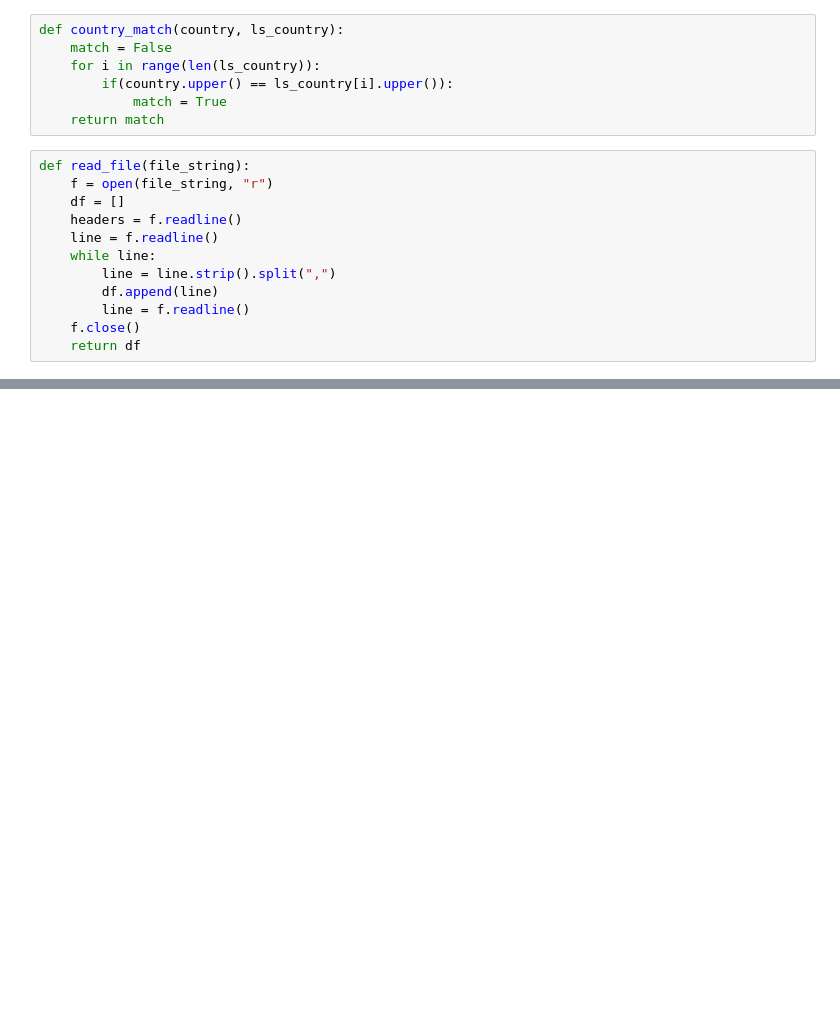
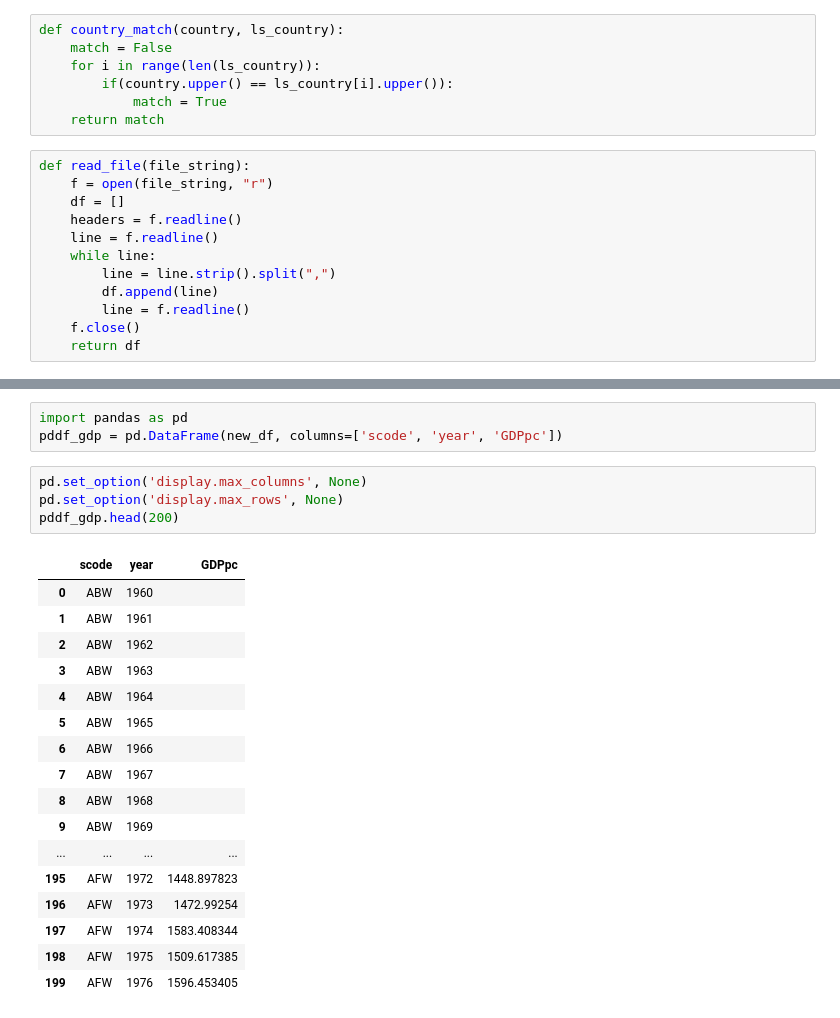
Before and after one commit to maha4028/CU-Boulder-RA-Spring-2022, a Jupyter notebook: main.ipynb, the cells around one changed output, grey strips where cells are left out. Saved outputs shown, nothing was run; the diff lists cells and outputs as text; blank space fills up the shorter version.

```diff
--- a/main.ipynb
+++ b/main.ipynb
@@ -222,0 +281,25 @@ Your selection: CHINA
+# %%
+import pandas as pd
+pddf_gdp = pd.DataFrame(new_df, columns=['scode', 'year', 'GDPpc'])
+# %%
+pd.set_option('display.max_columns', None)
+pd.set_option('display.max_rows', None)
+pddf_gdp.head(200)
+# %% [output]
+|  | scode | year | GDPpc |
+| 0 | ABW | 1960 |  |
+| 1 | ABW | 1961 |  |
+| 2 | ABW | 1962 |  |
+| 3 | ABW | 1963 |  |
+| 4 | ABW | 1964 |  |
+| 5 | ABW | 1965 |  |
+| 6 | ABW | 1966 |  |
+| 7 | ABW | 1967 |  |
+| 8 | ABW | 1968 |  |
+| 9 | ABW | 1969 |  |
+| ... | ... | ... | ... |
+| 195 | AFW | 1972 | 1448.897823 |
+| 196 | AFW | 1973 | 1472.99254 |
+| 197 | AFW | 1974 | 1583.408344 |
+| 198 | AFW | 1975 | 1509.617385 |
+| 199 | AFW | 1976 | 1596.453405 |
```
Also changed, not shown: parts of 21 cells of this notebook, 4 other files.
